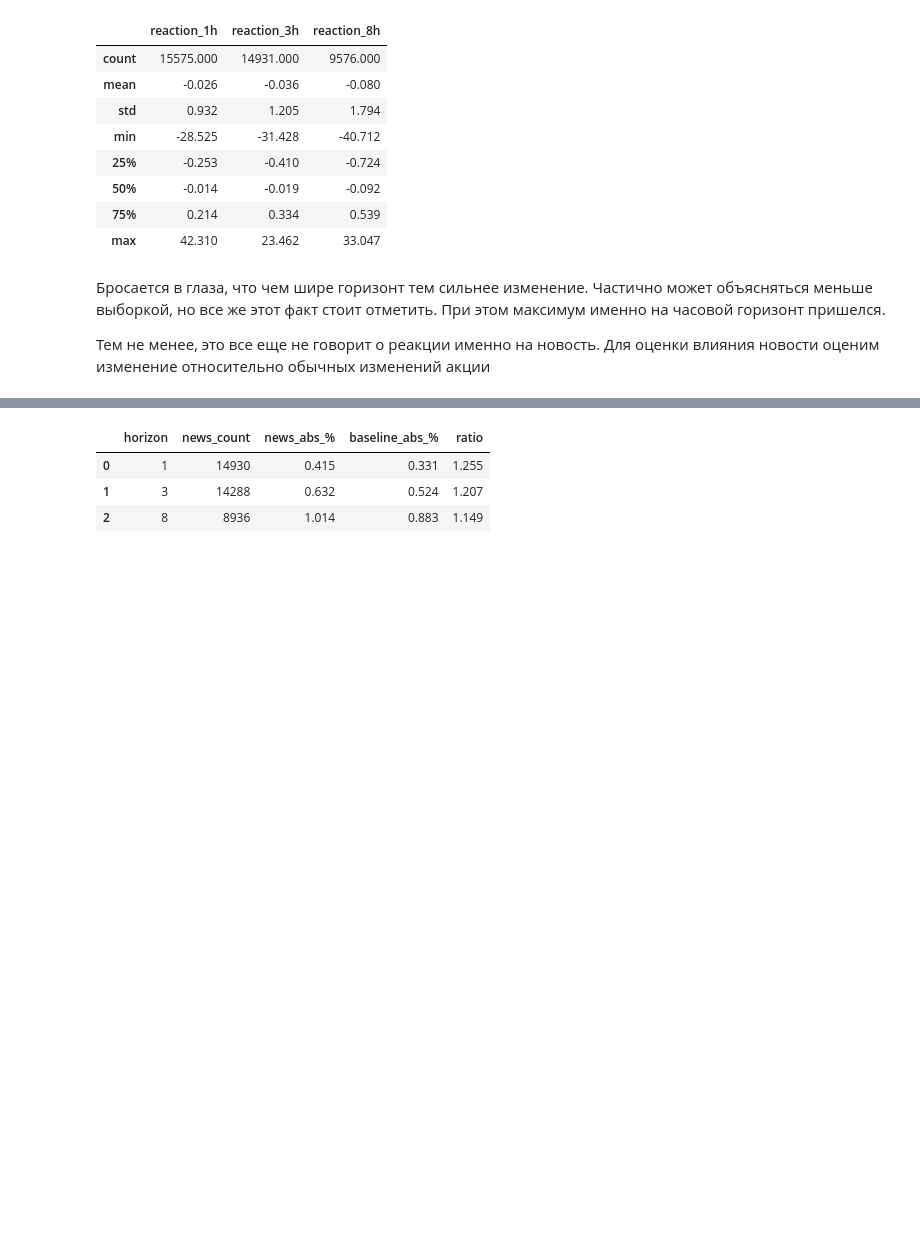
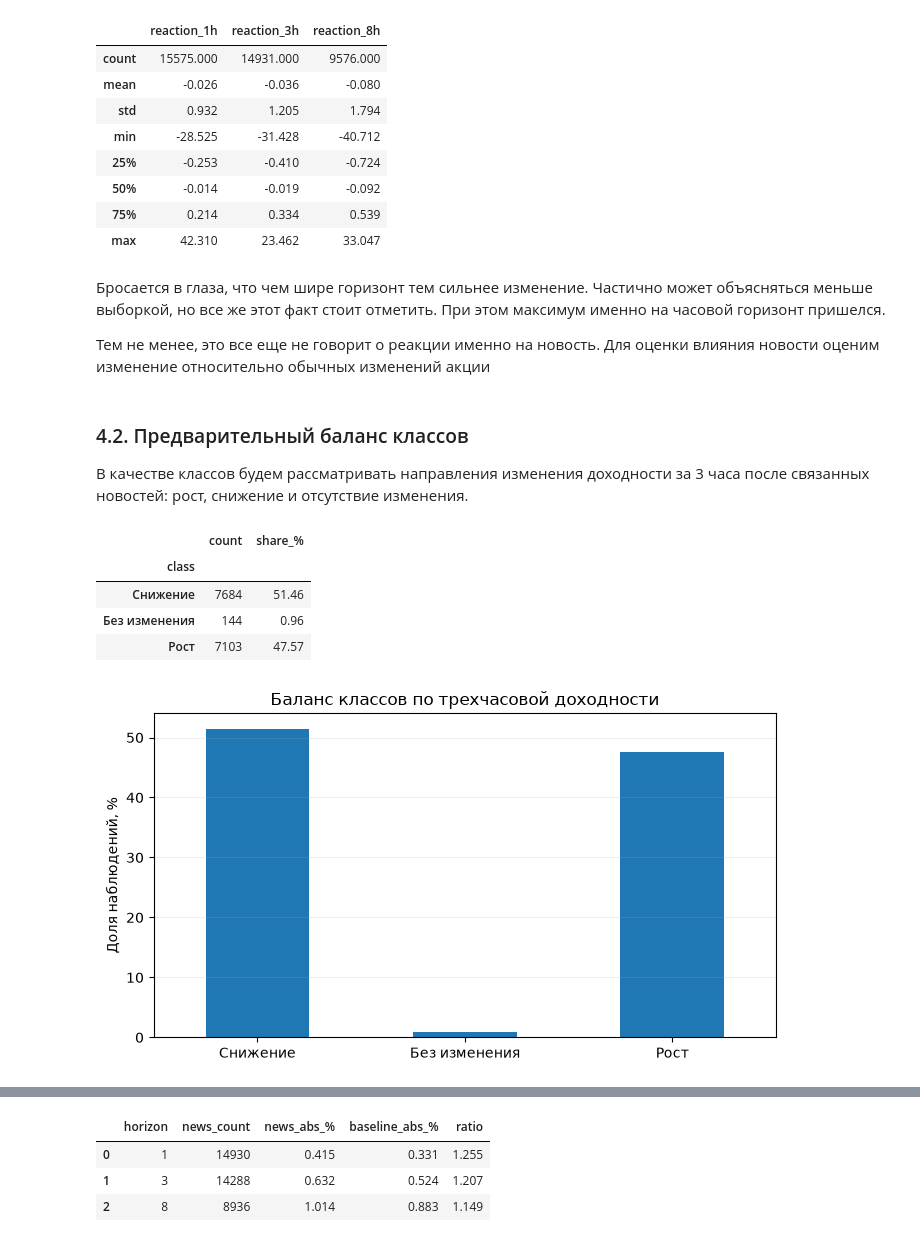
Before and after one commit to alshev-pavel/market-event-analytics, a Jupyter notebook: 04_joint_eda.ipynb, the cells around one changed output, grey strips where cells are left out. Drawn from its saved outputs; the diff is of its cells as text; code cells hidden in the pictures; blank space fills up the shorter version.

```diff
--- a/04_joint_eda.ipynb
+++ b/04_joint_eda.ipynb
@@ -469,3 +470,51 @@ dtype: int64
 Бросается в глаза, что чем шире горизонт тем сильнее изменение. Частично может объясняться меньше выборкой, но все же этот факт стоит отметить. При этом максимум именно на часовой горизонт пришелся.
 
 Тем не менее, это все еще не говорит о реакции именно на новость. Для оценки влияния новости оценим изменение относительно обычных изменений акции
+# %% [markdown]
+### 4.2. Предварительный баланс классов
+
+В качестве классов будем рассматривать направления изменения доходности за 3 часа после связанных новостей: рост, снижение и отсутствие изменения.
+# %%
+# Предварительные классы по направлению трехчасовой доходности
+class_events = continuous_events.loc[
+    continuous_events["reaction_3h"].notna()
+].copy()
+
+class_events["direction_3h"] = np.select(
+    [
+        class_events["reaction_3h"] < 0,
+        class_events["reaction_3h"] > 0
+    ],
+    ["Снижение", "Рост"],
+    default="Без изменения"
+)
+
+class_balance = (
+    class_events["direction_3h"]
+    .value_counts()
+    .reindex(["Снижение", "Без изменения", "Рост"], fill_value=0)
+    .rename_axis("class")
+    .to_frame("count")
+)
+
+class_balance["share_%"] = (
+    class_balance["count"] / len(class_events) * 100
+).round(2)
+
+display(class_balance)
+
+ax = class_balance["share_%"].plot.bar(figsize=(7, 4), rot=0)
+ax.set_ylabel("Доля наблюдений, %")
+ax.set_xlabel("")
+ax.set_title("Баланс классов по трехчасовой доходности")
+ax.grid(axis="y", alpha=0.2)
+
+plt.tight_layout()
+plt.show()
+# %% [output]
+|  | count | share_% |
+| class |  |  |
+| Снижение | 7684 | 51.46 |
+| Без изменения | 144 | 0.96 |
+| Рост | 7103 | 47.57 |
+[figure, added]
```
Also changed, not shown: parts of 7 cells of this notebook, 5 other files.
